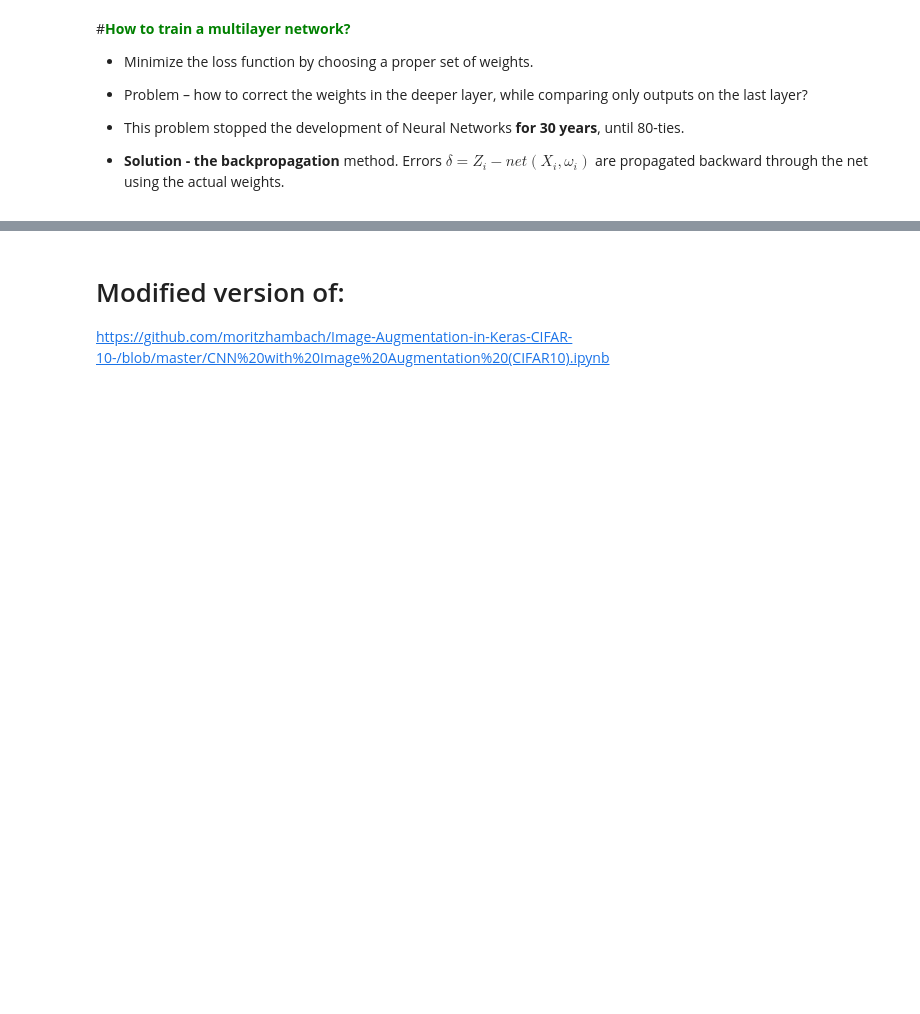
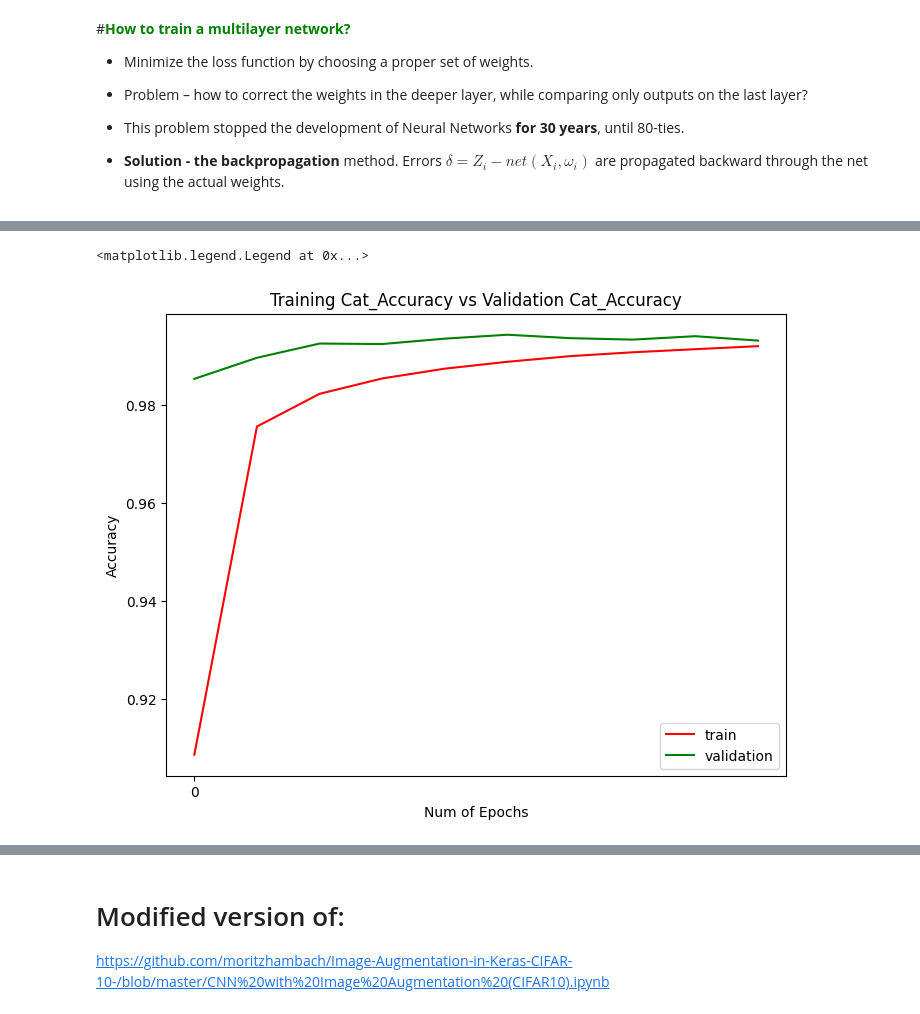
Before and after one commit to marcinwolter/AI_Lublin_2023, a Jupyter notebook: AI_Lublin_2023.ipynb, the cells around one changed output, grey strips where cells are left out. Drawn from its saved outputs; the diff is of its cells as text; code cells hidden in the pictures; blank space fills up the shorter version.

```diff
--- a/AI_Lublin_2023.ipynb
+++ b/AI_Lublin_2023.ipynb
@@ -267,0 +610,8 @@ $\delta = Z_i - net(X_i,\omega_i)$
+# %%
+#normalize to one
+
+x_train = x_train.astype('float32')
+x_test = x_test.astype('float32')
+
+x_train /= 255
+x_test /= 255
@@ -267,0 +798,4 @@ $\delta = Z_i - net(X_i,\omega_i)$
+# %%
+model.compile(loss='categorical_crossentropy',
+              optimizer="adam",
+              metrics=['accuracy'])
@@ -267,0 +817,7 @@ $\delta = Z_i - net(X_i,\omega_i)$
+# %%
+
+history = model.fit(x_train, y_train,
+                    batch_size=batch_size,
+                    epochs=epochs,
+                    verbose=1,
+                    validation_data=(x_test, y_test))
@@ -267,0 +877,17 @@ $\delta = Z_i - net(X_i,\omega_i)$
+# %%
+# Plots for training and testing process: loss and accuracy
+
+n_epochs = len(history.history['loss'])
+
+plt.figure(0)
+plt.plot(history.history['accuracy'],'r')
+plt.plot(history.history['val_accuracy'],'g')
+plt.xticks(np.arange(0, n_epochs, 10.0))
+plt.rcParams['figure.figsize'] = (8, 6)
+plt.xlabel("Num of Epochs")
+plt.ylabel("Accuracy")
+plt.title("Training Cat_Accuracy vs Validation Cat_Accuracy")
+plt.legend(['train','validation'])
+# %% [output]
+<matplotlib.legend.Legend at 0x...>
+[figure, added]
```
Also changed, not shown: parts of 54 cells of this notebook.
